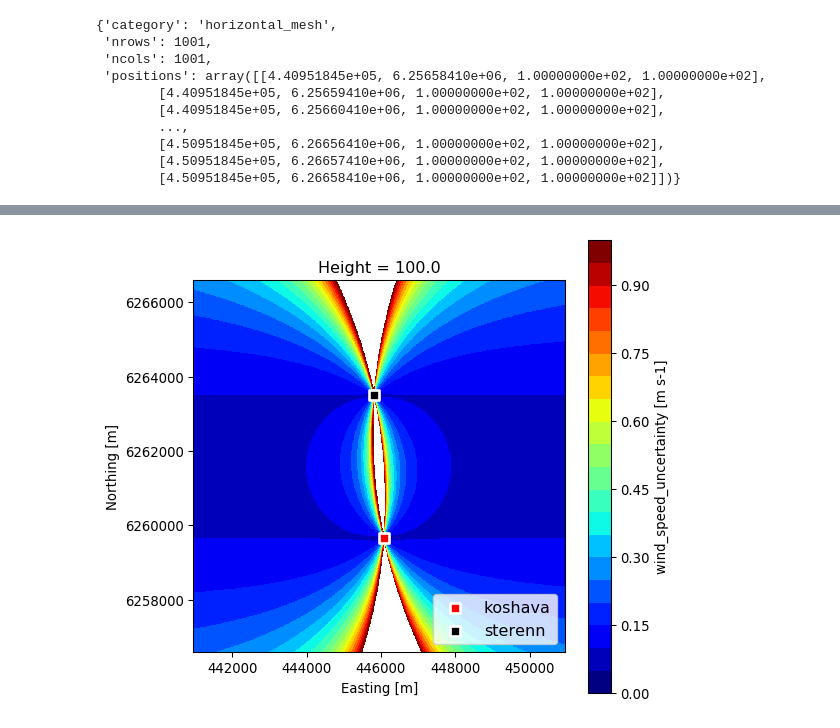
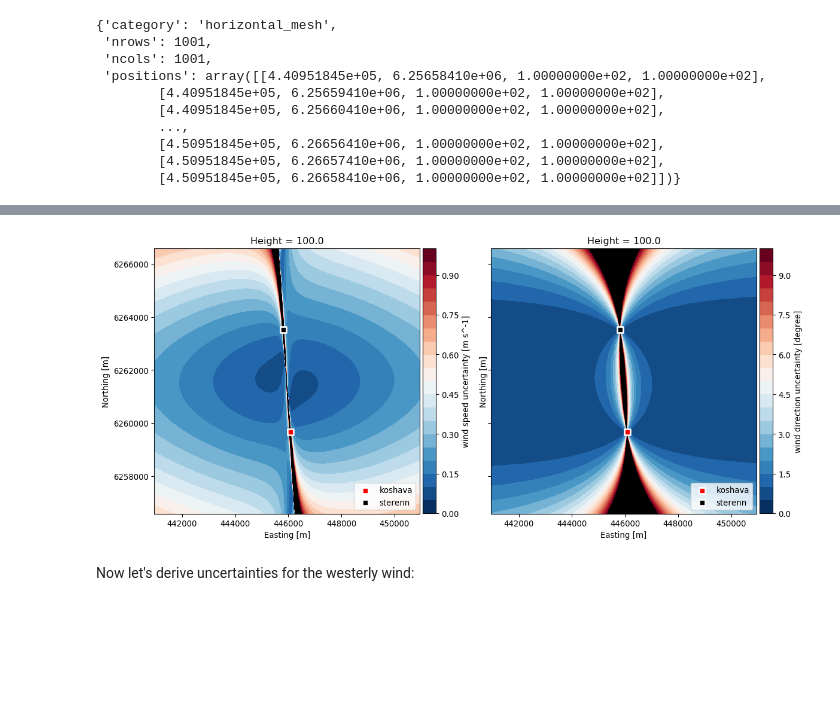
Before and after one commit to niva83/YADDUM, a Jupyter notebook: examples/example_1.ipynb, the cells around one changed output, grey strips where cells are left out. Drawn from its saved outputs; the diff is of its cells as text; code cells hidden in the pictures; blank space fills up the shorter version.

```diff
--- a/examples/example_1.ipynb
+++ b/examples/example_1.ipynb
@@ -52,9 +64,18 @@ To parametrize the model we will first create a Python dictionary with specific
 # %%
 model_pars={'wind_speed':10,
             'upward_air_velocity':0,
-            'wind_from_direction':90,
+            'wind_from_direction':0,
             'reference_height':100,
             'shear_exponent':0.2}
 
 lidar_uncertainty.add_atmosphere('pl_0_deg', 'power_law', model_pars)
+
+
+model_pars={'wind_speed':10,
+            'upward_air_velocity':0,
+            'wind_from_direction':270,
+            'reference_height':100,
+            'shear_exponent':0.2}
+
+lidar_uncertainty.add_atmosphere('pl_270_deg', 'power_law', model_pars)
 # %% [output]
@@ -67,10 +89,10 @@ Next we will add two lidars to our object by providing their label, position and
 uncertainty_pars = {'u_estimation': 0.1,
                     'u_azimuth': 0.1,
                     'u_elevation': 0.1,
-                    'u_range': 1}
+                    'u_range': 10}
 
-lidar_pos_1 = np.array([446080.03, 6259660.30, 12.36])
-lidar_pos_2 = np.array([445823.66, 6263507.90, 42.97])
+lidar_pos_1 = np.array([446080.03, 6259660.30, 0])
+lidar_pos_2 = np.array([445823.66, 6263507.90, 0])
 
 
 lidar_uncertainty.add_lidar('koshava', lidar_pos_1, **uncertainty_pars)
@@ -165,21 +305,57 @@ Also, xarrray dataset can be directly plot as shown below for wind speed and win
 # %%
-MY_DPI = 96
-fig, ax = plt.subplots(sharey=True,figsize=(600/MY_DPI, 600/MY_DPI), dpi=MY_DPI)
+fig, axes = plt.subplots(ncols=2,sharey=True,figsize=(2*width_px/MY_DPI, height_px/MY_DPI), dpi=MY_DPI)
 levels = np.linspace(0, 1, 21)
+cs = lidar_uncertainty.uncertainty.wind_speed_uncertainty.plot(ax=axes[0],
+                                                               cmap = plt.cm.RdBu_r,
+                                                               levels = levels,
+                                                               extend = 'neither',
+                                                               add_colorbar=False)
 
-lidar_uncertainty.uncertainty.wind_speed_uncertainty.plot(cmap = plt.cm.jet,
-                                                          levels = levels,
-                                                          extend = 'neither')
+cs.cmap.set_over('black')
+cbar = plt.colorbar(cs,orientation='vertical', fraction=0.047, pad=0.01,  ax=axes[0])
+cbar.set_label('wind speed uncertainty [m s^-1]', fontsize = 10)
 
 
-ax.scatter(lidar_uncertainty.instruments['koshava']['position'][0],
+axes[0].scatter(lidar_uncertainty.instruments['koshava']['position'][0],
            lidar_uncertainty.instruments['koshava']['position'][1],
-           marker='s', color='red',edgecolors='white', linewidth='2', s=60,zorder=1000, label = "koshava")
-ax.scatter(lidar_uncertainty.instruments['sterenn']['position'][0],
+           marker='s', color='red',edgecolors='white', linewidth='2',
+           s=60,zorder=1000, label = "koshava")
+
+axes[0].scatter(lidar_uncertainty.instruments['sterenn']['position'][0],
            lidar_uncertainty.instruments['sterenn']['position'][1],
-           marker='s', color='black', edgecolors='white', linewidth='2', s=60,zorder=1000, label = "sterenn")
-ax.set_aspect(1.0)
-ax.legend(loc='lower right', fontsize=12)
+           marker='s', color='black', edgecolors='white', linewidth='2',
+           s=60,zorder=1000, label = "sterenn")
+axes[0].set_aspect(1.0)
+axes[0].legend(loc='lower right', fontsize=10)
+
+
+
+levels = np.linspace(0, 10, 21)
+cs = lidar_uncertainty.uncertainty.wind_from_direction_uncertainty.plot(ax=axes[1],
+                                                                        cmap = plt.cm.RdBu_r,
+                                                                   levels = levels,
+                                                                   extend = 'neither',
+                                                                   add_colorbar=False)
+
+cs.cmap.set_over('black')
+cbar = plt.colorbar(cs,orientation='vertical', fraction=0.047, pad=0.01,ax=axes[1])
+cbar.set_label('wind direction uncertainty [degree]', fontsize = 10)
+axes[1].scatter(lidar_uncertainty.instruments['koshava']['position'][0],
+           lidar_uncertainty.instruments['koshava']['position'][1],
+           marker='s', color='red',edgecolors='white', linewidth='2',
+           s=60,zorder=1000, label = "koshava")
+
+axes[1].scatter(lidar_uncertainty.instruments['sterenn']['position'][0],
+           lidar_uncertainty.instruments['sterenn']['position'][1],
+           marker='s', color='black', edgecolors='white', linewidth='2',
+           s=60,zorder=1000, label = "sterenn")
+axes[1].set_aspect(1.0)
+axes[1].legend(loc='lower right', fontsize=10)
+plt.tight_layout()
 plt.show()
+
+# fig.savefig('./wind_direction_uncertainty.png', bbox_inches='tight')
 # %% [output]
-[figure, old version]
+[figure, new version]
+# %% [markdown]
+Now let's derive uncertainties for the westerly wind:
```
Also changed, not shown: parts of 19 cells of this notebook, 1 other file.
